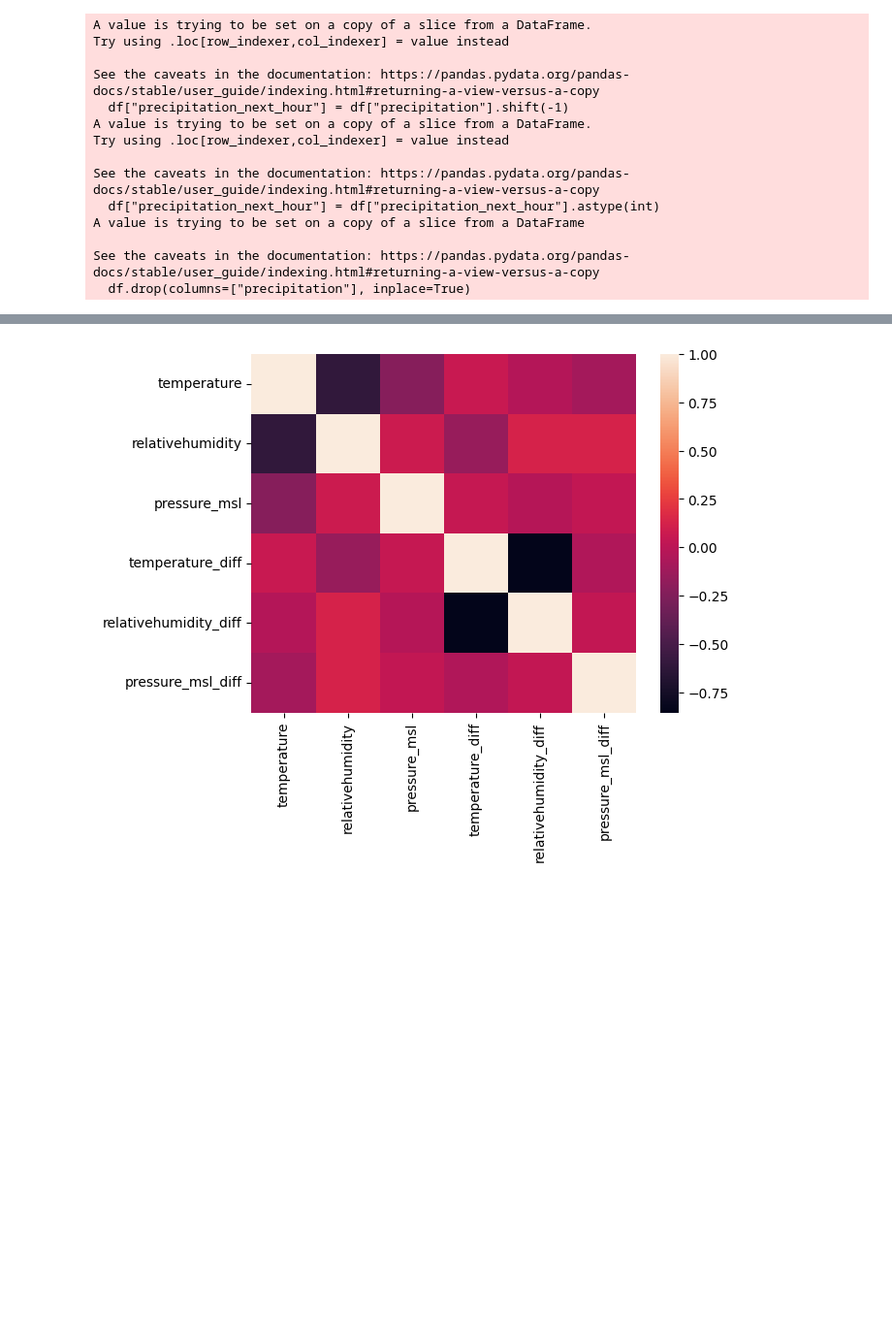
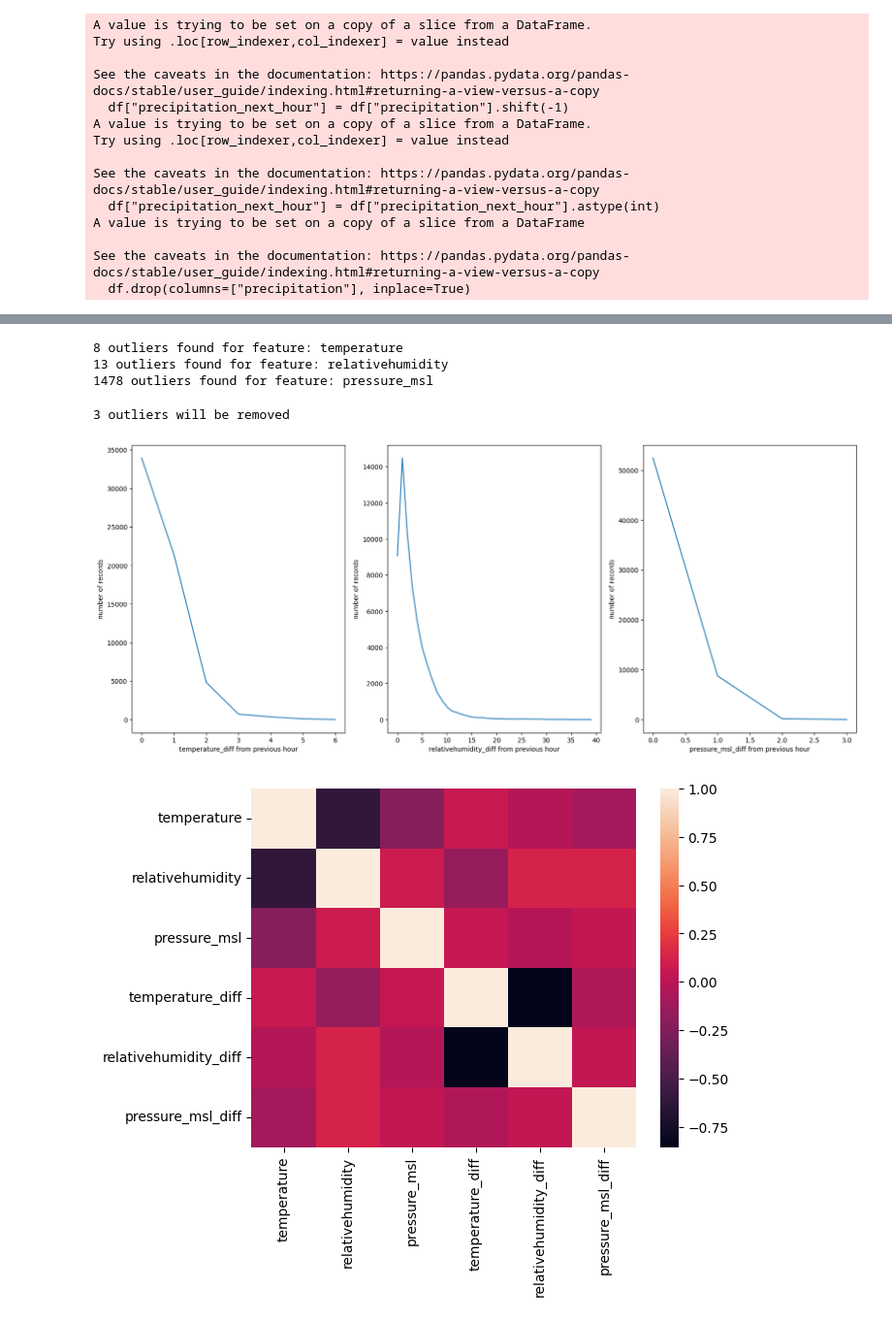
Before and after one commit to aldotestino/eis_project, a Jupyter notebook: model/Rainfall_hourly_corato.ipynb, the cells around one changed output, grey strips where cells are left out. Shown: that part at 97% size. Saved outputs shown, nothing was run; the diff lists cells and outputs as text; code cells hidden in the pictures; blank space fills up the shorter version.

```diff
--- a/model/Rainfall_hourly_corato.ipynb
+++ b/model/Rainfall_hourly_corato.ipynb
@@ -133,3 +165,32 @@ See the caveats in the documentation: https://pandas.pydata.org/pandas-docs/stab
+# %%
+outliers = outlier_hunt(df, features, 2)
+# %% [output]
+8 outliers found for feature: temperature
+13 outliers found for feature: relativehumidity
+1478 outliers found for feature: pressure_msl
+# %%
+print(f"{len(outliers)} outliers will be removed")
+df = df.drop(outliers)
+# %% [output]
+3 outliers will be removed
+# %%
+# plot differences
+differences_col = ['temperature_diff', 'relativehumidity_diff', 'pressure_msl_diff']
+fig, (ax1, ax2, ax3) = plt.subplots(1,3, figsize=(20,8))
+axs = [ax1, ax2, ax3]
+for num, col in enumerate(differences_col):
+  diff = df[col].tolist()
+  min_dc = np.min(np.abs(diff))
+  max_dc = np.max(np.abs(diff))
+  sta_dc = np.zeros(round(max_dc) + 1)
+  for i in range(0, len(diff)):
+   sta_dc[round(np.abs(diff[i]))] = sta_dc[round(np.abs(diff[i]))] + 1
+
+  axs[num].plot(sta_dc)
+  axs[num].set_xlabel(f"{col} from previous hour")
+  axs[num].set_ylabel("number of records")
+# %% [output]
+[figure, added]
 # %%
 import seaborn as sns
 %matplotlib inline
```
Also changed, not shown: parts of 5 cells of this notebook, 5 other files.
